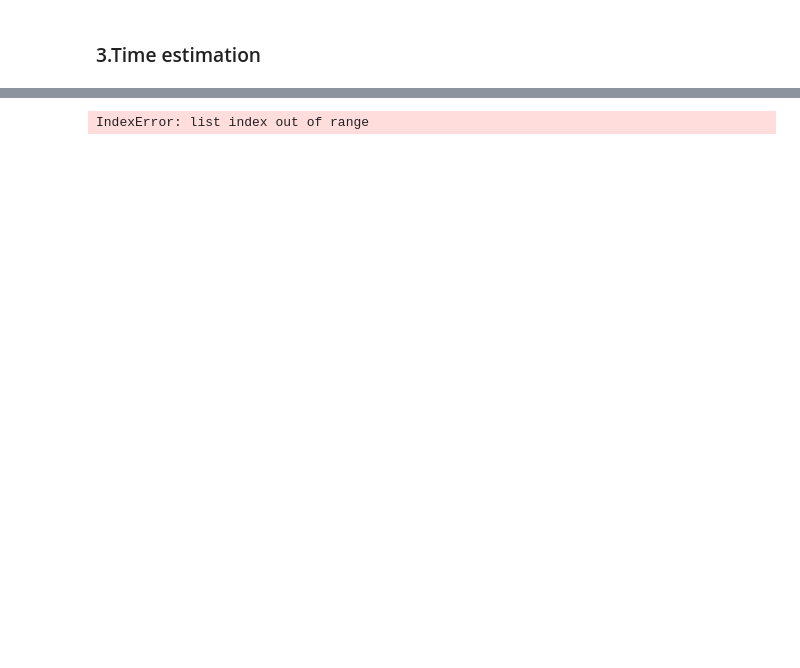
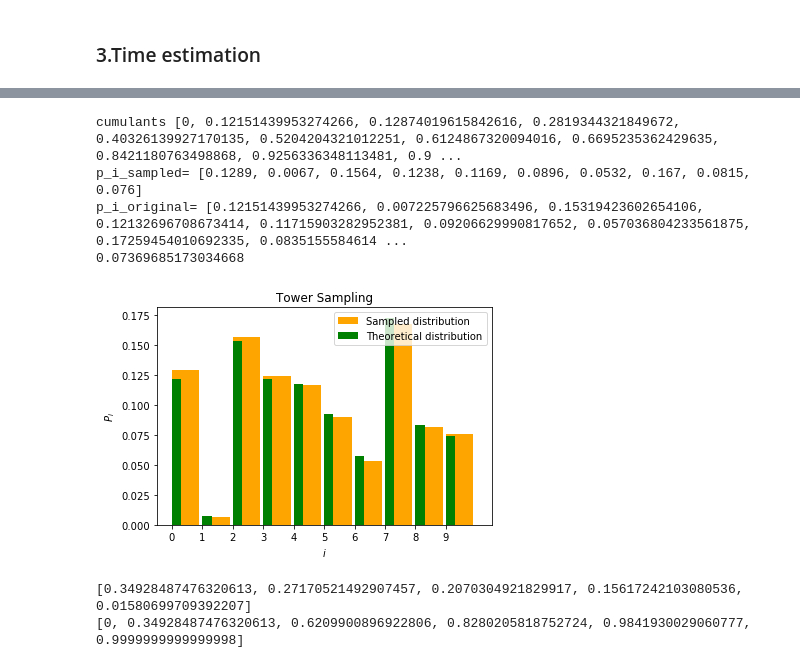
Before and after one commit to anasku/Comp_tools, a Jupyter notebook: Untitled4.ipynb, the cells around one changed output, grey strips where cells are left out. Saved outputs shown, nothing was run; the diff lists cells and outputs as text; code cells hidden in the pictures; blank space fills up the shorter version.

```diff
--- a/Untitled4.ipynb
+++ b/Untitled4.ipynb
@@ -187,57 +195,89 @@ theoretical_proba= [0.24385474429961054, 0.16318475212444655, 0.0781453998609914
 # %%
 
-def tower_method(n_runs,n_item):
-    np.random.seed(25)
-    s = np.random.uniform(0,1,n_item)
+startTime = time.time()
+def tower_function(n_runs,n_item):
+    np.random.seed(2)
+    s=np.random.uniform(0,1,n_item)
     z=sum(s)
-    rand_proba=[]
+    rand_p=[]
     f=0
     for i in s:
         f += i/z
-        rand_proba.append(f)
-        f=0
+        rand_p.append(f)
+        f=0 #at this stage we generated random probabilities rand_proba
+    rand_proba = [float(j) for j in rand_p]
     cum=[]
-    f=0
+    q=0
     for i in range(n_item+1):
-        f=sum(proba[:i])
-        cum.append(f)
-        f=0
+        q=sum(rand_proba[:i])
+        cum.append(q)
+        q=0
     tower=[]
+    g=0
     for k in range(n_runs):
         x=np.random.uniform(0,1)
         i=0
         while True:
             x>cum[i]
             i=i+1
             if x<cum[i]:
                 break
-        f+=i-1
-        tower.append(f)
-        f=0
+        g+=i-1
+        tower.append(g)
+        g=0
     sampl_tower=[]
     p=0
     for m in range(n_item):
         p=tower.count(m)/n_runs
         sampl_tower.append(p)
         p=0
     return {'tower_gen':tower,'sampl_tower':sampl_tower,'rand_theor':rand_proba,'cum':cum}
-n_items=5
-n_points=10000
-print("p_i_sampled=",tower_method(n_points,n_items)['sampl_tower'])
-print("p_i_original=",tower_method(n_points,n_items)['rand_theor'])
-plt.hist(tower_method(n_points,n_items)['tower_gen'],normed=True,
-        bins=list(range(0,n_items+1)),width=0.9,color='orange',label="Sampled distribution")
+
+print('cumulants',tower_function(n_points,n_items)['cum'])
+print("p_i_sampled=",tower_function(n_points,n_items)['sampl_tower'])
+print("p_i_original=",tower_function(n_points,n_items)['rand_theor'])
+elapsedTime= time.time()-startTime
+print(elapsedTime)
+
+plt.hist(tower_function(n_points,n_items)['tower_gen'],normed=True,
+         bins=list(range(0,n_items+1)),width=0.9,color='orange',label="Sampled distribution")
+
 objects=[]
 objects = list(range(0,n_items))
 y_pos = np.arange(len(objects))
-plt.bar(y_pos, tower_method(n_points,n_items)['rand_theor'],align='edge',
+plt.bar(y_pos, tower_function(n_points,n_items)['rand_theor'],align='edge',
         color='green',alpha=1,width=0.3,label="Theoretical distribution")
 plt.xticks(y_pos, objects)
 plt.xlabel('$i$')
 plt.ylabel('$P_i$')
 plt.title('Tower Sampling')
 plt.legend()
 
 plt.show()
 # %% [output]
-IndexError: list index out of range
+cumulants [0, 0.12151439953274266, 0.12874019615842616, 0.2819344321849672, 0.40326139927170135, 0.5204204321012251, 0.6124867320094016, 0.6695235362429635, 0.8421180763498868, 0.9256336348113481, 0.9 ...
+p_i_sampled= [0.1289, 0.0067, 0.1564, 0.1238, 0.1169, 0.0896, 0.0532, 0.167, 0.0815, 0.076]
+p_i_original= [0.12151439953274266, 0.007225796625683496, 0.15319423602654106, 0.12132696708673414, 0.11715903282952381, 0.09206629990817652, 0.057036804233561875, 0.17259454010692335, 0.0835155584614 ...
+0.07369685173034668
+[figure, added]
+# %%
+s=np.random.uniform(0,1,5)
+z=sum(s)
+rand_p=[]
+f=0
+for i in s:
+    f += i/z
+    rand_p.append(f)
+    f=0 #at this stage we generated random probabilities rand_proba
+rand_proba = [float(i) for i in rand_p]
+print(rand_proba)
+cum=[]
+q=0
+for i in range(5+1):
+    q=sum(rand_proba[:i])
+    cum.append(q)
+    q=0
+print(cum)
+# %% [output]
+[0.34928487476320613, 0.27170521492907457, 0.2070304921829917, 0.15617242103080536, 0.01580699709392207]
+[0, 0.34928487476320613, 0.6209900896922806, 0.8280205818752724, 0.9841930029060777, 0.9999999999999998]
```
Also changed, not shown: parts of 4 cells of this notebook.
